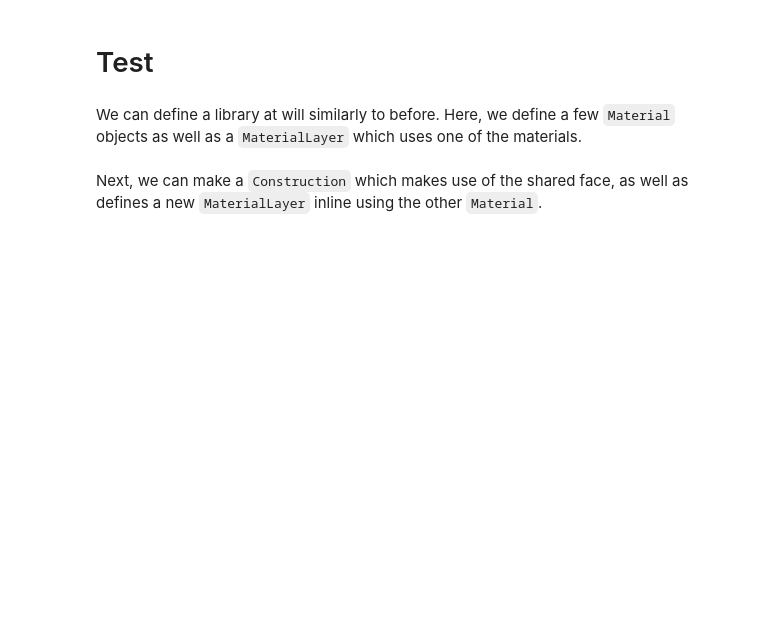
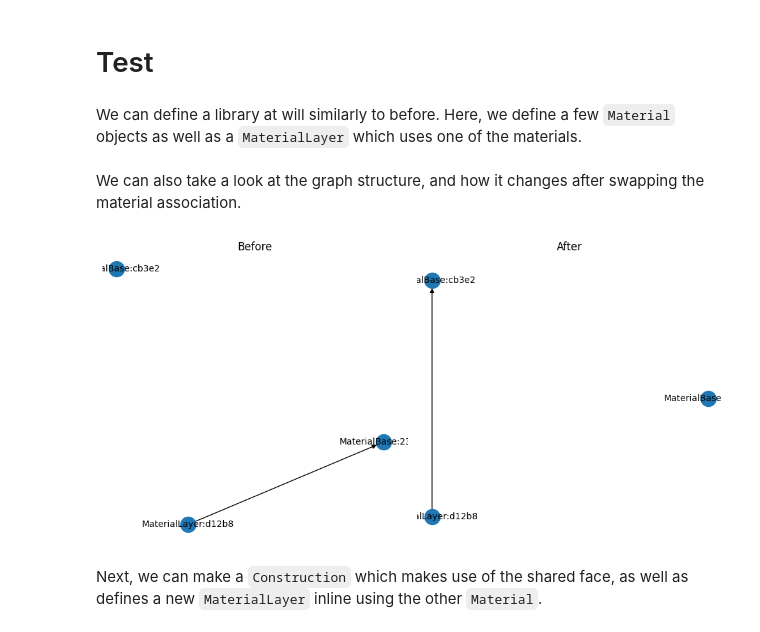
Before and after one commit to samuelduchesne/archetypal, a Jupyter notebook: archetypal/template/schema/demo.ipynb, the cells around one changed output. Saved outputs shown, nothing was run; the diff lists cells and outputs as text; code cells hidden in the pictures; blank space fills up the shorter version.

Commit message:
add basic graph management

```diff
--- a/archetypal/template/schema/demo.ipynb
+++ b/archetypal/template/schema/demo.ipynb
@@ -8,6 +10,9 @@ Defining all objects with Pydantic classes and Field constructors let's us trivi
 # %%
 schema = Library.model_json_schema(mode="serialization")
 
+with open("schema.json",'w') as f:
+    json.dump(schema,f,indent=4)
+
 print(json.dumps(schema, indent=4))
 # %% [output]
 {
@@ -51,6 +56,35 @@ shared_face.Material.Conductivity = 2
 
 # Demonstrate that nested objects work as expected
 assert generic_mat_a.Conductivity == 2
+# %% [markdown]
+We can also take a look at the graph structure, and how it changes after swapping the material association.
+# %%
+fig, ax = plt.subplots(1, 2, figsize=(10, 5))
+ax[0].set_title("Before")
+ax[1].set_title("After")
+
+before_layout = nx.kamada_kawai_layout(UmiBase.graph, scale=0.25)
+nx.draw(
+    UmiBase.graph,
+    pos=before_layout,
+    ax=ax[0],
+    labels={g: f"{g.__class__.__name__}:{str(g.id)[:5]}" for g in UmiBase.graph},
+    font_size=10,
+)
+
+shared_face.Material = generic_mat_b
+after_layout = nx.kamada_kawai_layout(UmiBase.graph)
+
+nx.draw(
+    UmiBase.graph,
+    pos=after_layout,
+    ax=ax[1],
+    labels={g: f"{g.__class__.__name__}:{str(g.id)[:5]}" for g in UmiBase.graph},
+    font_size=10,
+)
+fig.tight_layout()
+# %% [output]
+[figure, added]
 # %% [markdown]
 Next, we can make a `Construction` which makes use of the shared face, as well as defines a new `MaterialLayer` inline using the other `Material`.
 # %%
```
Also changed, not shown: parts of 14 cells of this notebook, 6 other files.
